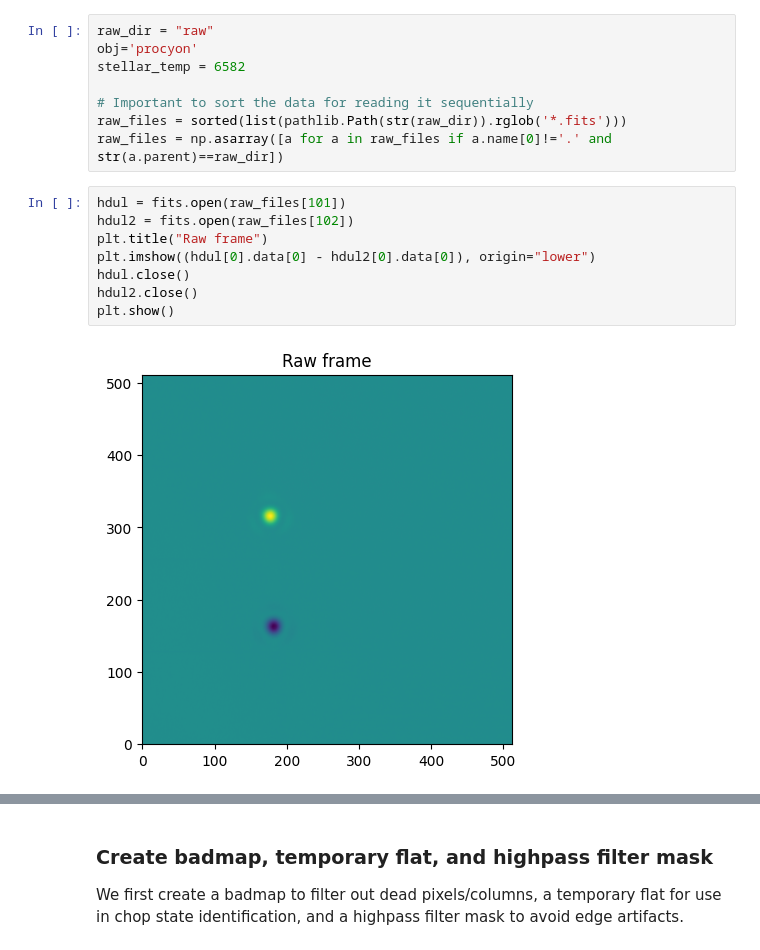
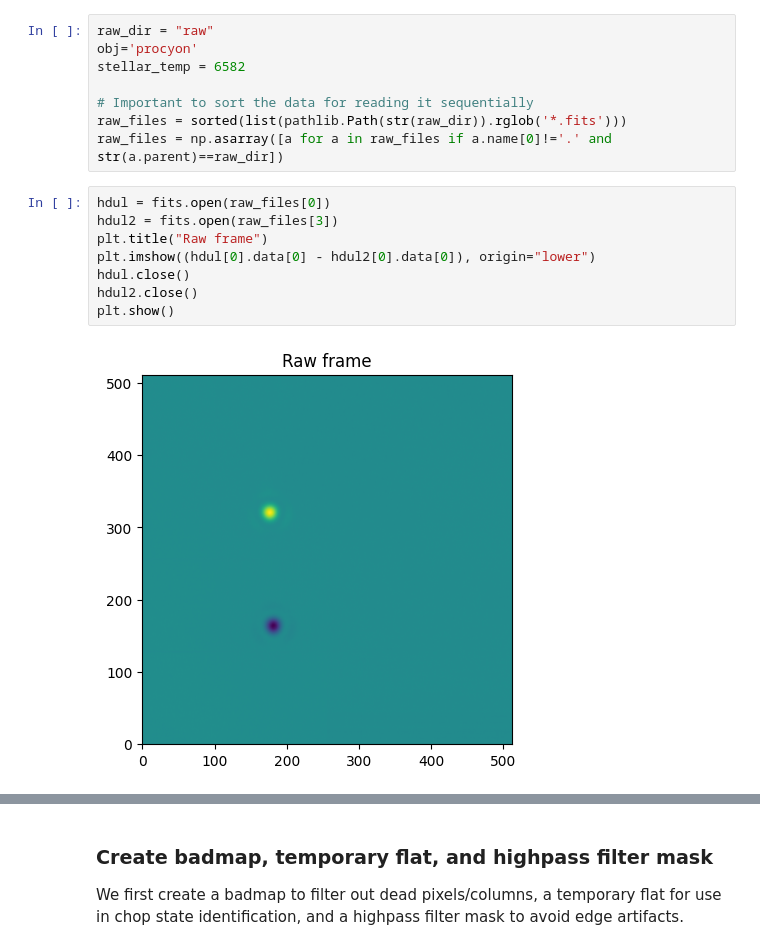
Before and after one commit to vivekv7323/pyNOMIC, a Jupyter notebook: notebooks/singlesidedreduction.ipynb, the cells around one changed output, grey strips where cells are left out. Cells and saved outputs as stored; diff of their text form.

```diff
--- a/notebooks/singlesidedreduction.ipynb
+++ b/notebooks/singlesidedreduction.ipynb
@@ -25,12 +25,12 @@ stellar_temp = 6582
 raw_files = sorted(list(pathlib.Path(str(raw_dir)).rglob('*.fits')))
 raw_files = np.asarray([a for a in raw_files if a.name[0]!='.' and str(a.parent)==raw_dir])
 # %%
-hdul = fits.open(raw_files[101])
-hdul2 = fits.open(raw_files[102])
+hdul = fits.open(raw_files[0])
+hdul2 = fits.open(raw_files[3])
 plt.title("Raw frame")
 plt.imshow((hdul[0].data[0] - hdul2[0].data[0]), origin="lower")
 hdul.close()
 hdul2.close()
 plt.show()
 # %% [output]
-[figure, old version]
+[figure, new version]
```
Also changed, not shown: parts of 26 cells of this notebook, 3 other files.
